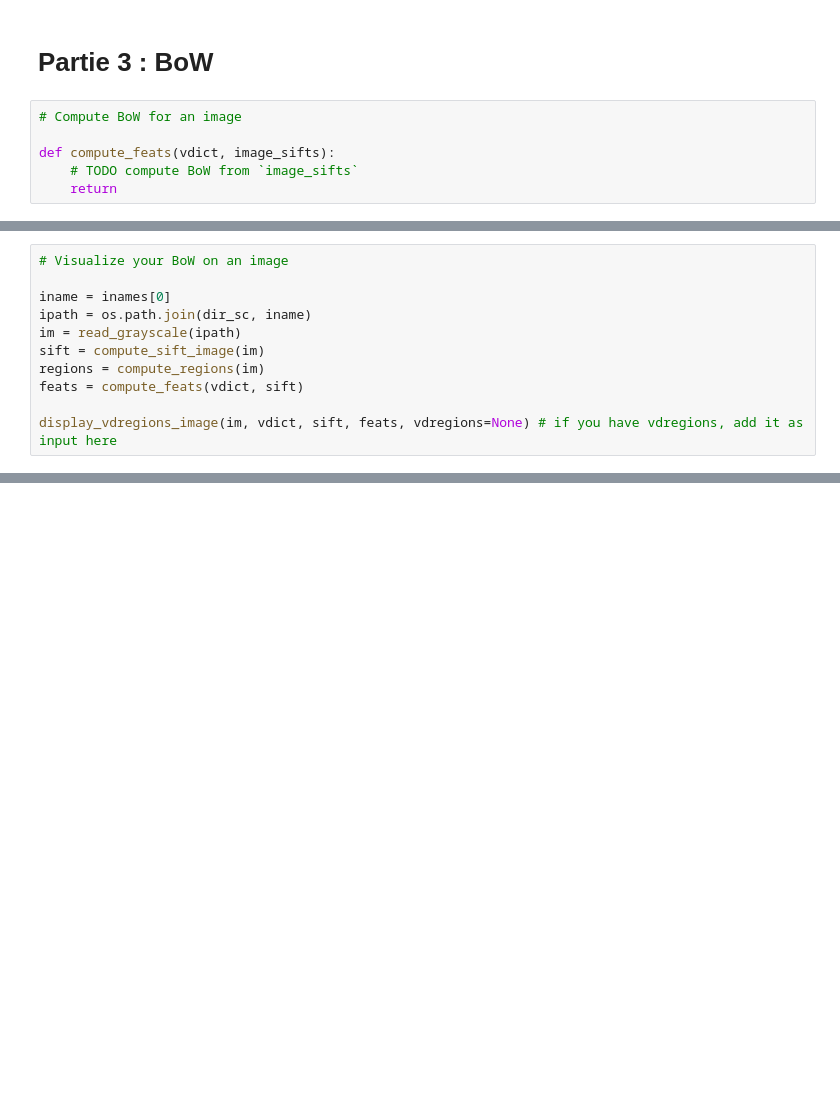
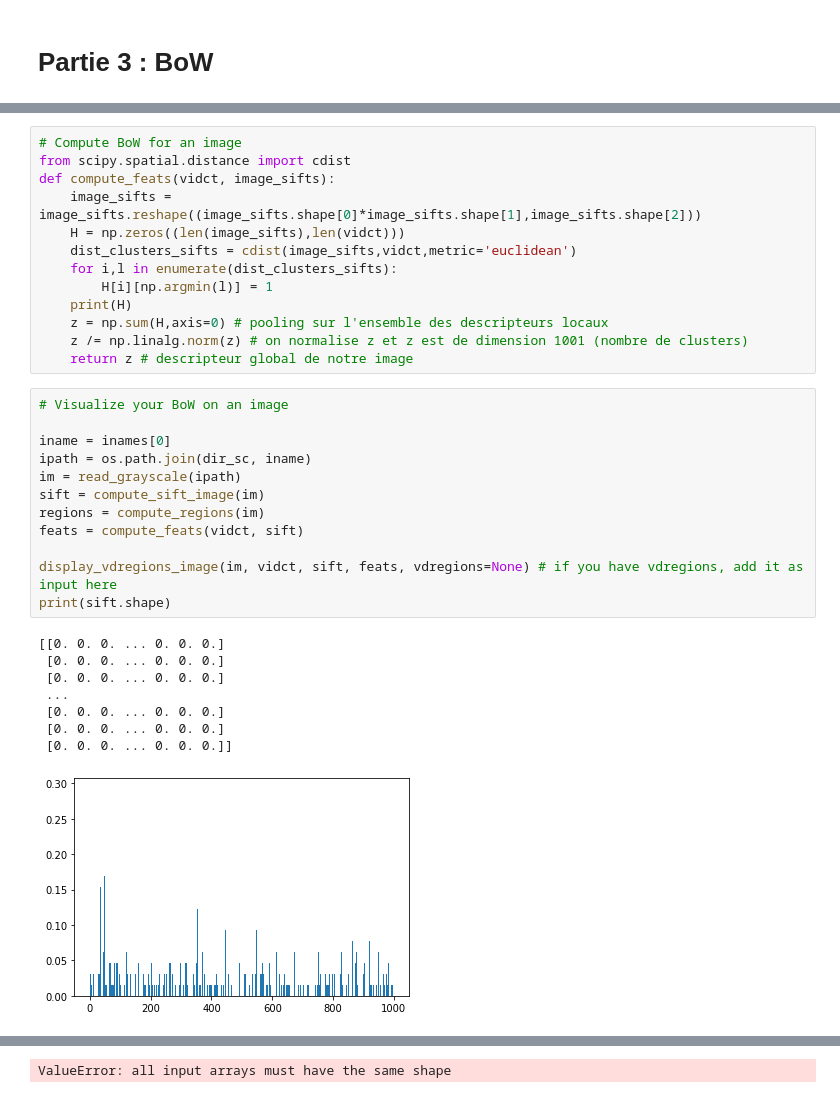
Before and after one commit to JojoLt/RDFIA, a Jupyter notebook: TME/TP1_2_3/TP1-2.ipynb, the cells around one changed output, grey strips where cells are left out. Cells and saved outputs as stored; diff of their text form; blank space fills up the shorter version.

```diff
--- a/TME/TP1_2_3/TP1-2.ipynb
+++ b/TME/TP1_2_3/TP1-2.ipynb
@@ -258,8 +275,2 @@ display_images(regions[np.random.choice(len(regions), 100)]) # Show 100 random r
 # %% [markdown]
 # Partie 3 : BoW
-# %%
-# Compute BoW for an image
-
-def compute_feats(vdict, image_sifts):
-    # TODO compute BoW from `image_sifts`
-    return
@@ -266,11 +285,34 @@ def compute_feats(vdict, image_sifts):
+# %%
+# Compute BoW for an image
+from scipy.spatial.distance import cdist
+def compute_feats(vidct, image_sifts):
+    image_sifts = image_sifts.reshape((image_sifts.shape[0]*image_sifts.shape[1],image_sifts.shape[2]))
+    H = np.zeros((len(image_sifts),len(vidct)))
+    dist_clusters_sifts = cdist(image_sifts,vidct,metric='euclidean')
+    for i,l in enumerate(dist_clusters_sifts):
+        H[i][np.argmin(l)] = 1
+    print(H)
+    z = np.sum(H,axis=0) # pooling sur l'ensemble des descripteurs locaux
+    z /= np.linalg.norm(z) # on normalise z et z est de dimension 1001 (nombre de clusters)
+    return z # descripteur global de notre image
 # %%
 # Visualize your BoW on an image
 
 iname = inames[0]
 ipath = os.path.join(dir_sc, iname)
 im = read_grayscale(ipath)
 sift = compute_sift_image(im)
 regions = compute_regions(im)
-feats = compute_feats(vdict, sift)
+feats = compute_feats(vidct, sift)
 
-display_vdregions_image(im, vdict, sift, feats, vdregions=None) # if you have vdregions, add it as input here
+display_vdregions_image(im, vidct, sift, feats, vdregions=None) # if you have vdregions, add it as input here
+print(sift.shape)
+# %% [output]
+[[0. 0. 0. ... 0. 0. 0.]
+ [0. 0. 0. ... 0. 0. 0.]
+ [0. 0. 0. ... 0. 0. 0.]
+ ...
+ [0. 0. 0. ... 0. 0. 0.]
+ [0. 0. 0. ... 0. 0. 0.]
+ [0. 0. 0. ... 0. 0. 0.]]
+[figure, added]
@@ -276,0 +320 @@ display_vdregions_image(im, vdict, sift, feats, vdregions=None) # if you have vd
+ValueError: all input arrays must have the same shape
```
Also changed, not shown: parts of 16 cells of this notebook, 3 other files.
